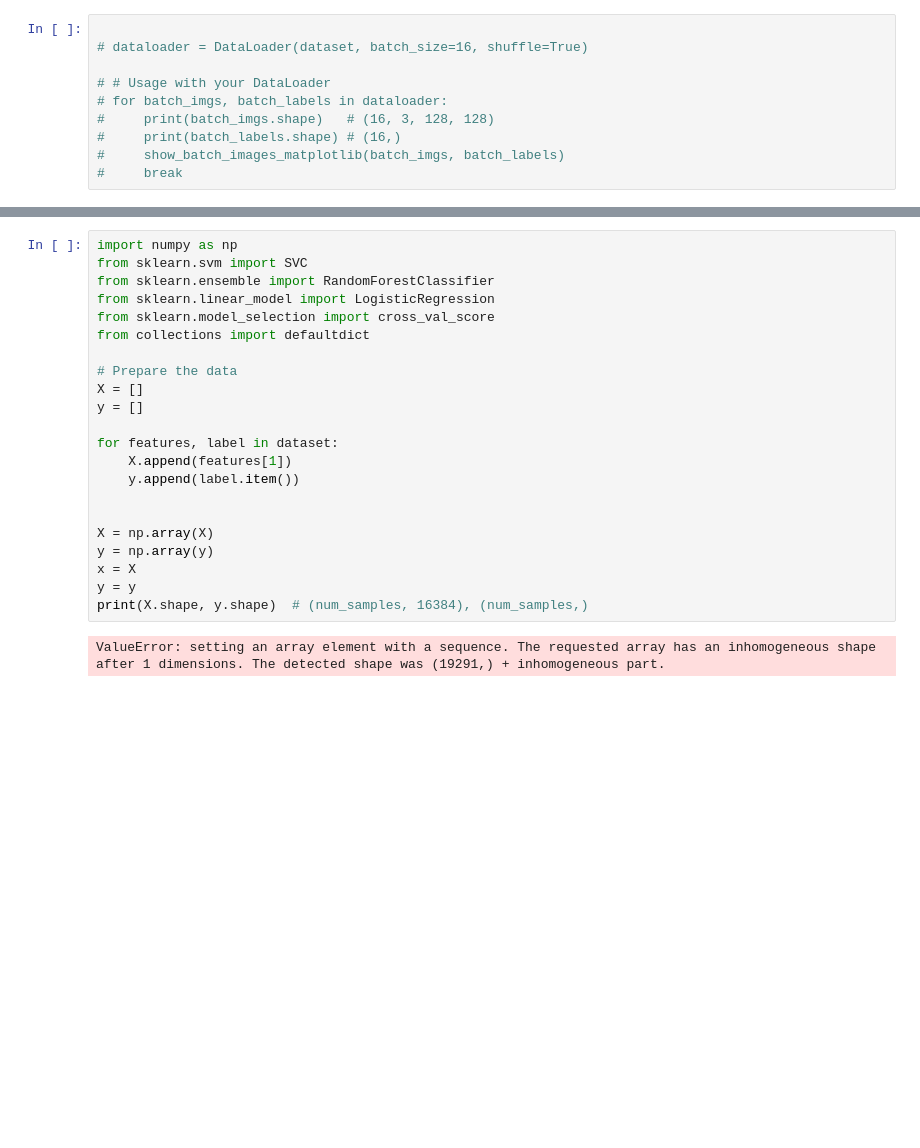
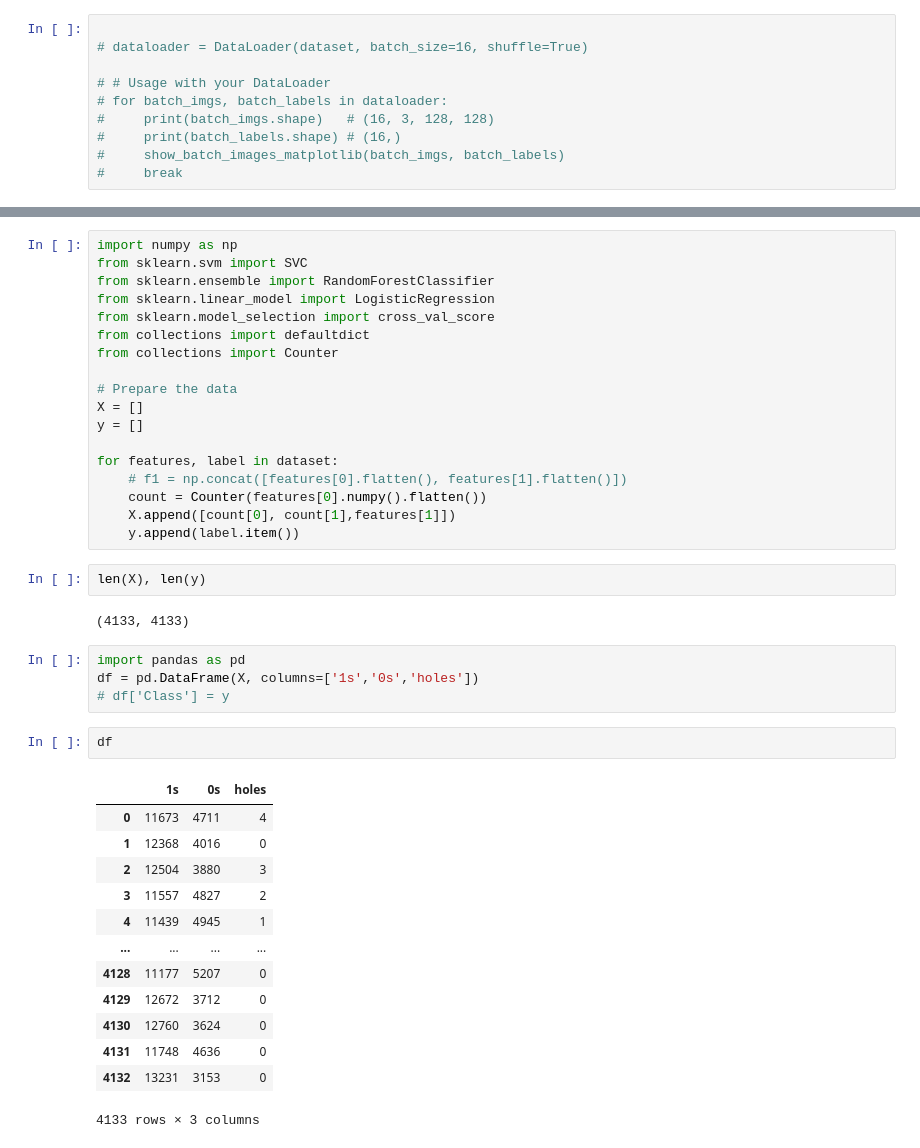
Before and after one commit to abkafi1234/cell_image, a Jupyter notebook: cell_classification.ipynb, the cells around one changed output, grey strips where cells are left out. Saved outputs shown, nothing was run; the diff lists cells and outputs as text; blank space fills up the shorter version.

```diff
--- a/cell_classification.ipynb
+++ b/cell_classification.ipynb
@@ -175,20 +176,38 @@ from sklearn.ensemble import RandomForestClassifier
 from sklearn.linear_model import LogisticRegression
 from sklearn.model_selection import cross_val_score
 from collections import defaultdict
+from collections import Counter
 
 # Prepare the data
 X = []
 y = []
 
 for features, label in dataset:
-    X.append(features[1])
+    # f1 = np.concat([features[0].flatten(), features[1].flatten()])
+    count = Counter(features[0].numpy().flatten())
+    X.append([count[0], count[1],features[1]])
     y.append(label.item())
-
-
-X = np.array(X)
-y = np.array(y)
-x = X
-y = y
-print(X.shape, y.shape)  # (num_samples, 16384), (num_samples,)
-# %% [output]
-ValueError: setting an array element with a sequence. The requested array has an inhomogeneous shape after 1 dimensions. The detected shape was (19291,) + inhomogeneous part.
+# %%
+len(X), len(y)
+# %% [output]
+(4133, 4133)
+# %%
+import pandas as pd
+df = pd.DataFrame(X, columns=['1s','0s','holes'])
+# df['Class'] = y
+# %%
+df
+# %% [output]
+|  | 1s | 0s | holes |
+| 0 | 11673 | 4711 | 4 |
+| 1 | 12368 | 4016 | 0 |
+| 2 | 12504 | 3880 | 3 |
+| 3 | 11557 | 4827 | 2 |
+| 4 | 11439 | 4945 | 1 |
+| ... | ... | ... | ... |
+| 4128 | 11177 | 5207 | 0 |
+| 4129 | 12672 | 3712 | 0 |
+| 4130 | 12760 | 3624 | 0 |
+| 4131 | 11748 | 4636 | 0 |
+| 4132 | 13231 | 3153 | 0 |
+4133 rows × 3 columns
```
Also changed, not shown: parts of 7 cells of this notebook.
